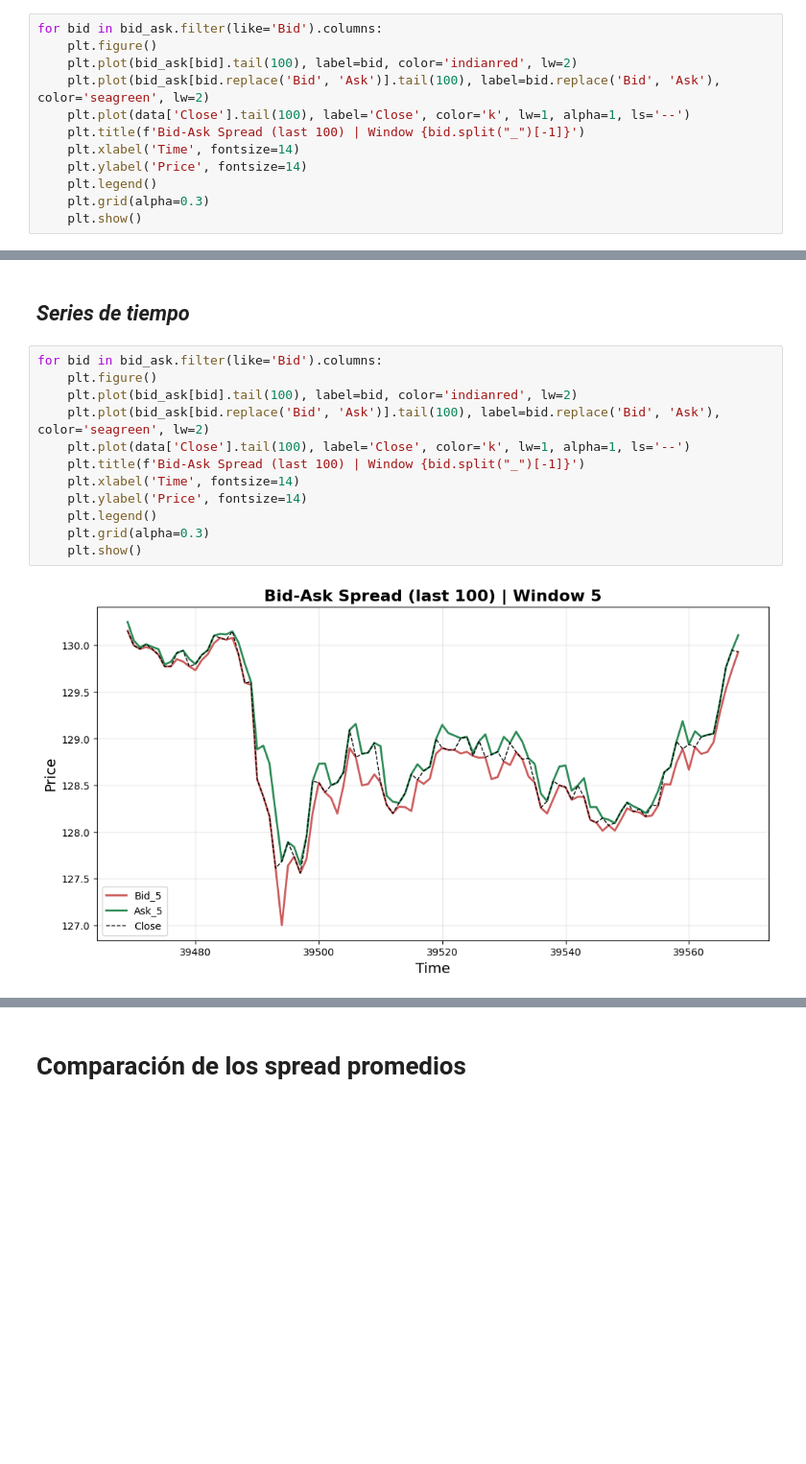
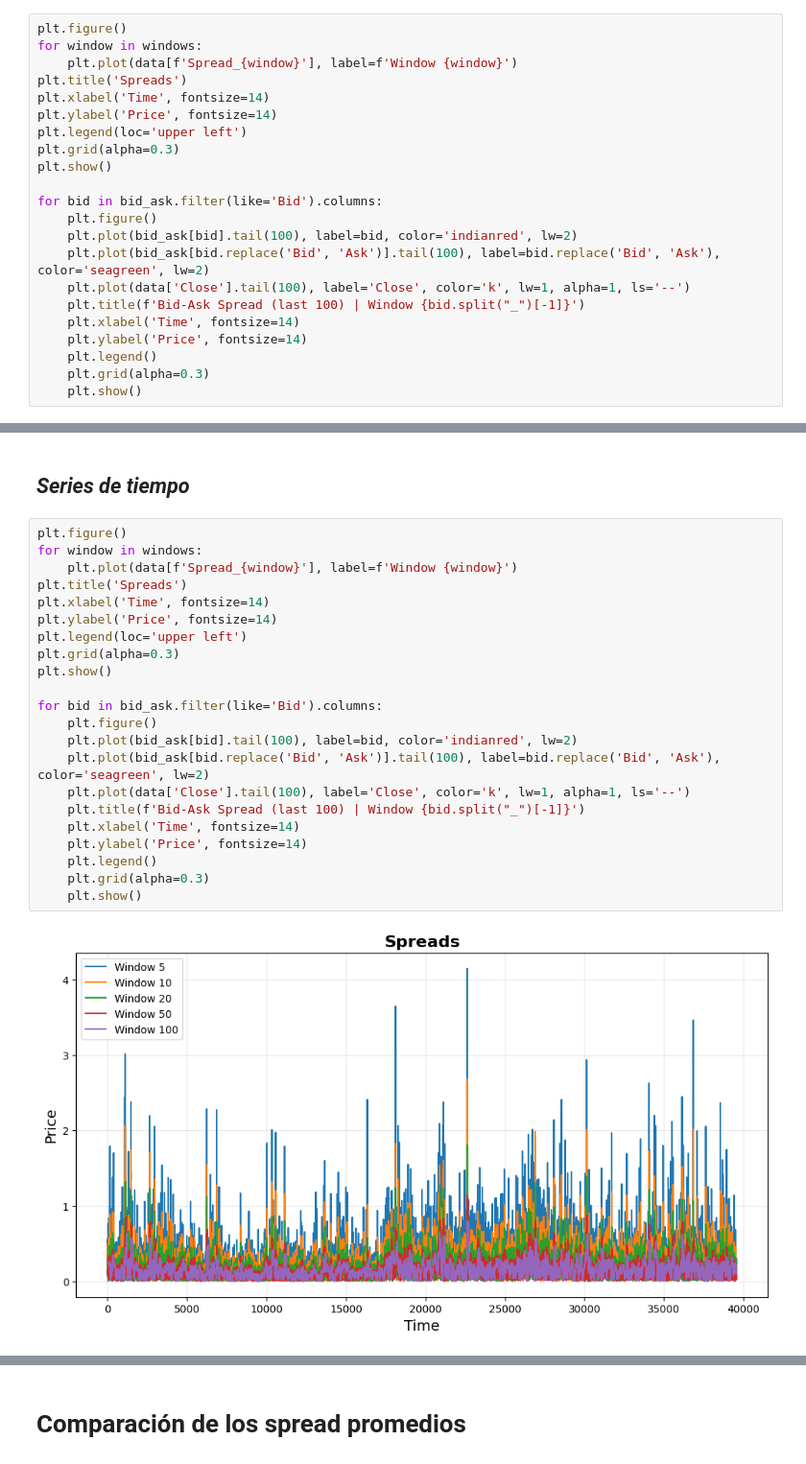
Before and after one commit to luisejdm/Microestructura_y_Sistemas_de_Trading, a Jupyter notebook: Tareas/Tarea01.ipynb, the cells around one changed output, grey strips where cells are left out. Shown at 96% size. Saved outputs shown, nothing was run; the diff lists cells and outputs as text; blank space fills up the shorter version.

```diff
--- a/Tareas/Tarea01.ipynb
+++ b/Tareas/Tarea01.ipynb
@@ -75,6 +77,16 @@ bid_ask.head(30)
 # %% [markdown]
 ## *Series de tiempo*
 # %%
+plt.figure()
+for window in windows:
+    plt.plot(data[f'Spread_{window}'], label=f'Window {window}')
+plt.title('Spreads')
+plt.xlabel('Time', fontsize=14)
+plt.ylabel('Price', fontsize=14)
+plt.legend(loc='upper left')
+plt.grid(alpha=0.3)
+plt.show()
+
 for bid in bid_ask.filter(like='Bid').columns:
     plt.figure()
     plt.plot(bid_ask[bid].tail(100), label=bid, color='indianred', lw=2)
@@ -144,16 +159,26 @@ bid_ask.head(30)
 # %% [markdown]
 ## *Series de tiempo*
 # %%
+plt.figure()
+for window in windows:
+    plt.plot(data[f'Spread_{window}'], label=f'Window {window}')
+plt.title('Spreads')
+plt.xlabel('Time', fontsize=14)
+plt.ylabel('Price', fontsize=14)
+plt.legend(loc='upper left')
+plt.grid(alpha=0.3)
+plt.show()
+
 for bid in bid_ask.filter(like='Bid').columns:
     plt.figure()
     plt.plot(bid_ask[bid].tail(100), label=bid, color='indianred', lw=2)
     plt.plot(bid_ask[bid.replace('Bid', 'Ask')].tail(100), label=bid.replace('Bid', 'Ask'), color='seagreen', lw=2)
     plt.plot(data['Close'].tail(100), label='Close', color='k', lw=1, alpha=1, ls='--')
     plt.title(f'Bid-Ask Spread (last 100) | Window {bid.split("_")[-1]}')
     plt.xlabel('Time', fontsize=14)
     plt.ylabel('Price', fontsize=14)
     plt.legend()
     plt.grid(alpha=0.3)
     plt.show()
 # %% [output]
-[figure, old version]
+[figure, new version]
```
Also changed, not shown: parts of 4 cells of this notebook.
